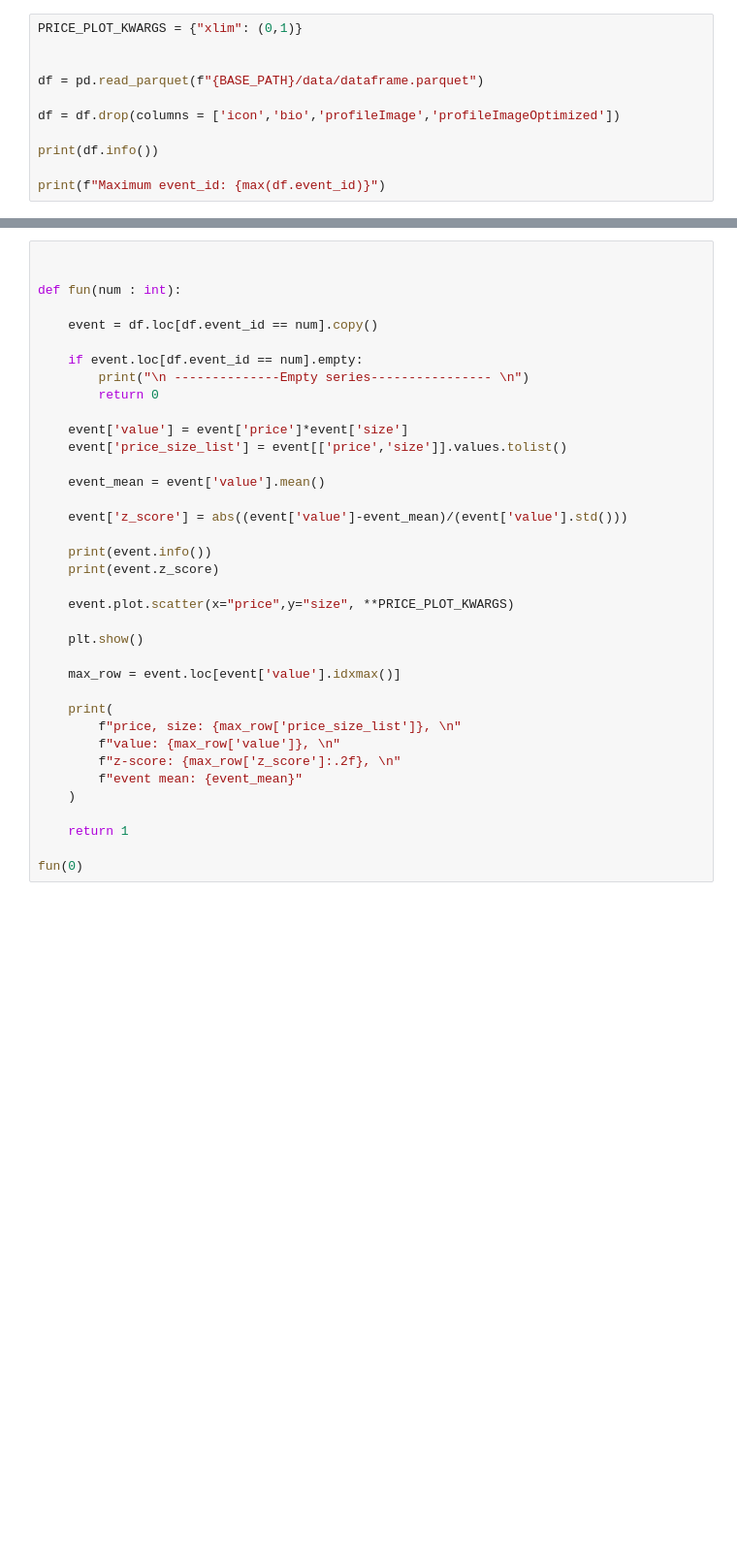
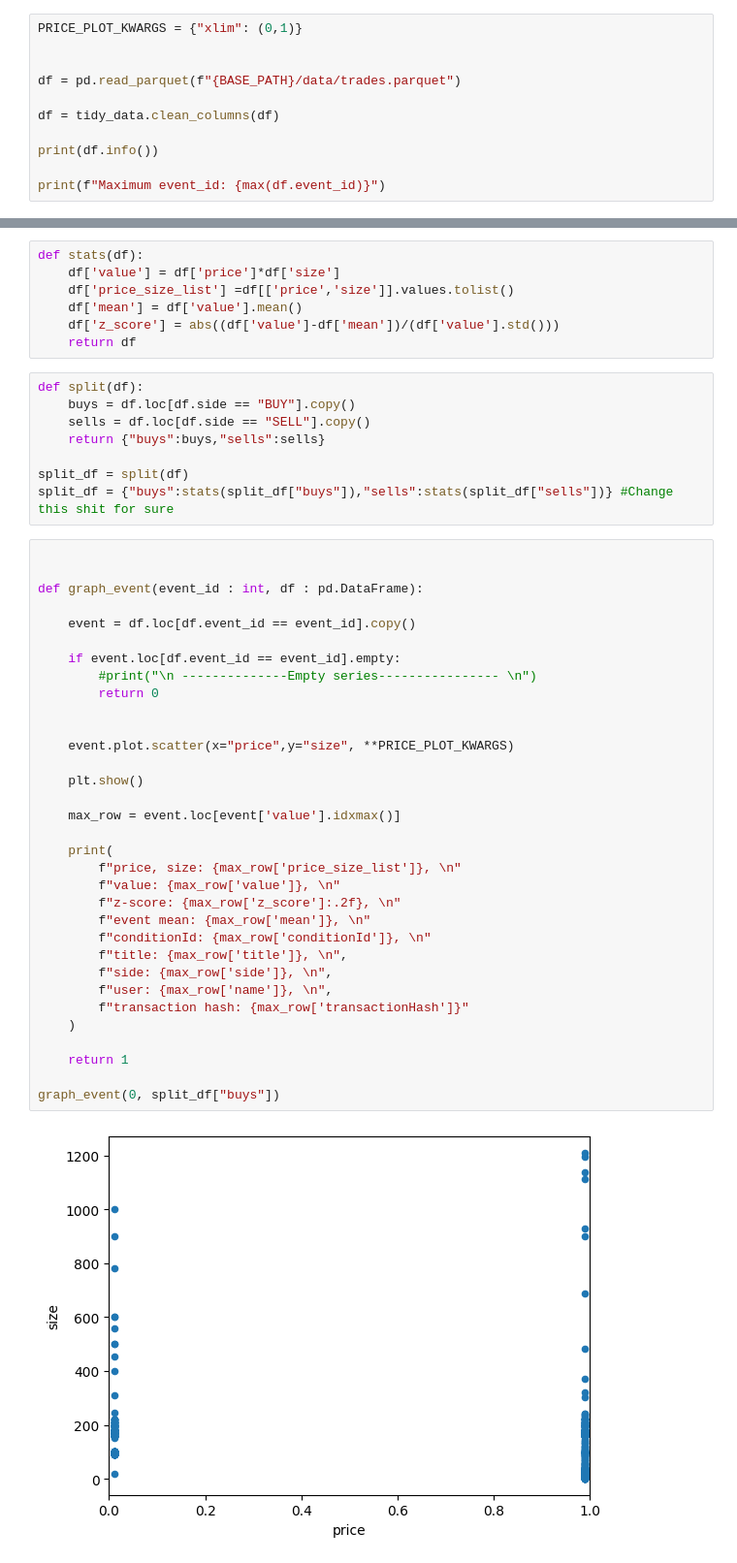
Before and after one commit to isotope-drive/Polymarket_Parasite, a Jupyter notebook: src/a_stage_one_test.ipynb, the cells around one changed output, grey strips where cells are left out. Shown at 97% size. Cells and saved outputs as stored; diff of their text form; blank space fills up the shorter version.

```diff
--- a/src/a_stage_one_test.ipynb
+++ b/src/a_stage_one_test.ipynb
@@ -6,9 +7,9 @@ from collector import BASE_PATH
 PRICE_PLOT_KWARGS = {"xlim": (0,1)}
 
 
-df = pd.read_parquet(f"{BASE_PATH}/data/dataframe.parquet")
+df = pd.read_parquet(f"{BASE_PATH}/data/trades.parquet")
 
-df = df.drop(columns = ['icon','bio','profileImage','profileImageOptimized'])
+df = tidy_data.clean_columns(df)
 
 print(df.info())
 
@@ -34,38 +50,50 @@ Maximum event_id: 5971
+# %%
+def stats(df):
+    df['value'] = df['price']*df['size']
+    df['price_size_list'] =df[['price','size']].values.tolist()
+    df['mean'] = df['value'].mean()
+    df['z_score'] = abs((df['value']-df['mean'])/(df['value'].std()))
+    return df
+# %%
+def split(df):
+    buys = df.loc[df.side == "BUY"].copy()
+    sells = df.loc[df.side == "SELL"].copy()
+    return {"buys":buys,"sells":sells}
+
+split_df = split(df)
+split_df = {"buys":stats(split_df["buys"]),"sells":stats(split_df["sells"])} #Change this shit for sure
 # %%
 
 
-def fun(num : int):
+def graph_event(event_id : int, df : pd.DataFrame):
 
-    event = df.loc[df.event_id == num].copy()
+    event = df.loc[df.event_id == event_id].copy()
 
-    if event.loc[df.event_id == num].empty:
-        print("\n --------------Empty series---------------- \n")
+    if event.loc[df.event_id == event_id].empty:
+        #print("\n --------------Empty series---------------- \n")
         return 0
 
-    event['value'] = event['price']*event['size']
-    event['price_size_list'] = event[['price','size']].values.tolist()
-
-    event_mean = event['value'].mean()
-
-    event['z_score'] = abs((event['value']-event_mean)/(event['value'].std()))
-
-    print(event.info())
-    print(event.z_score)
 
     event.plot.scatter(x="price",y="size", **PRICE_PLOT_KWARGS)
 
     plt.show()
 
     max_row = event.loc[event['value'].idxmax()]
 
     print(
         f"price, size: {max_row['price_size_list']}, \n"
         f"value: {max_row['value']}, \n"
         f"z-score: {max_row['z_score']:.2f}, \n"
-        f"event mean: {event_mean}"
+        f"event mean: {max_row['mean']}, \n"
+        f"conditionId: {max_row['conditionId']}, \n"
+        f"title: {max_row['title']}, \n",
+        f"side: {max_row['side']}, \n",
+        f"user: {max_row['name']}, \n",
+        f"transaction hash: {max_row['transactionHash']}"
     )
 
     return 1
 
-fun(0)
+graph_event(0, split_df["buys"])
 # %% [output]
+[figure, new version]
```
Also changed, not shown: parts of 9 cells of this notebook, 5 other files.
